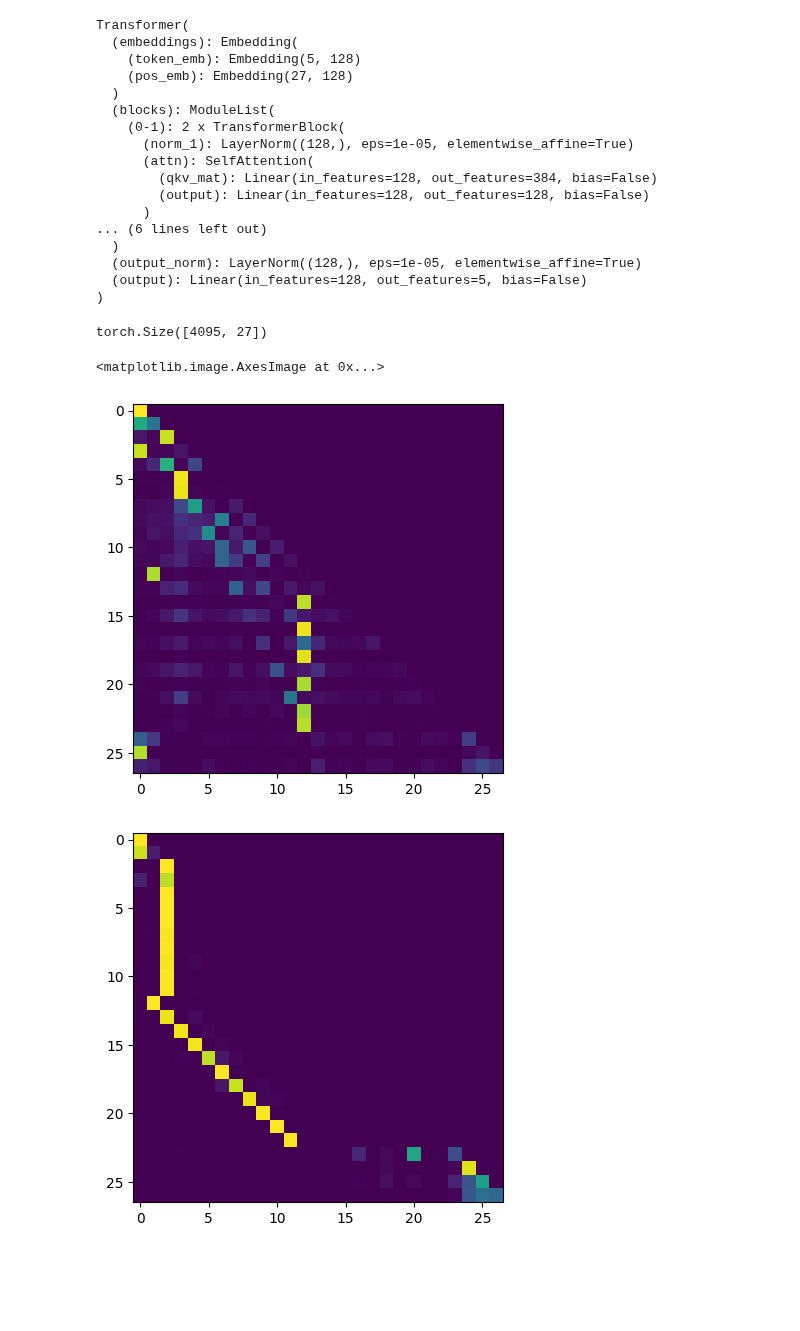
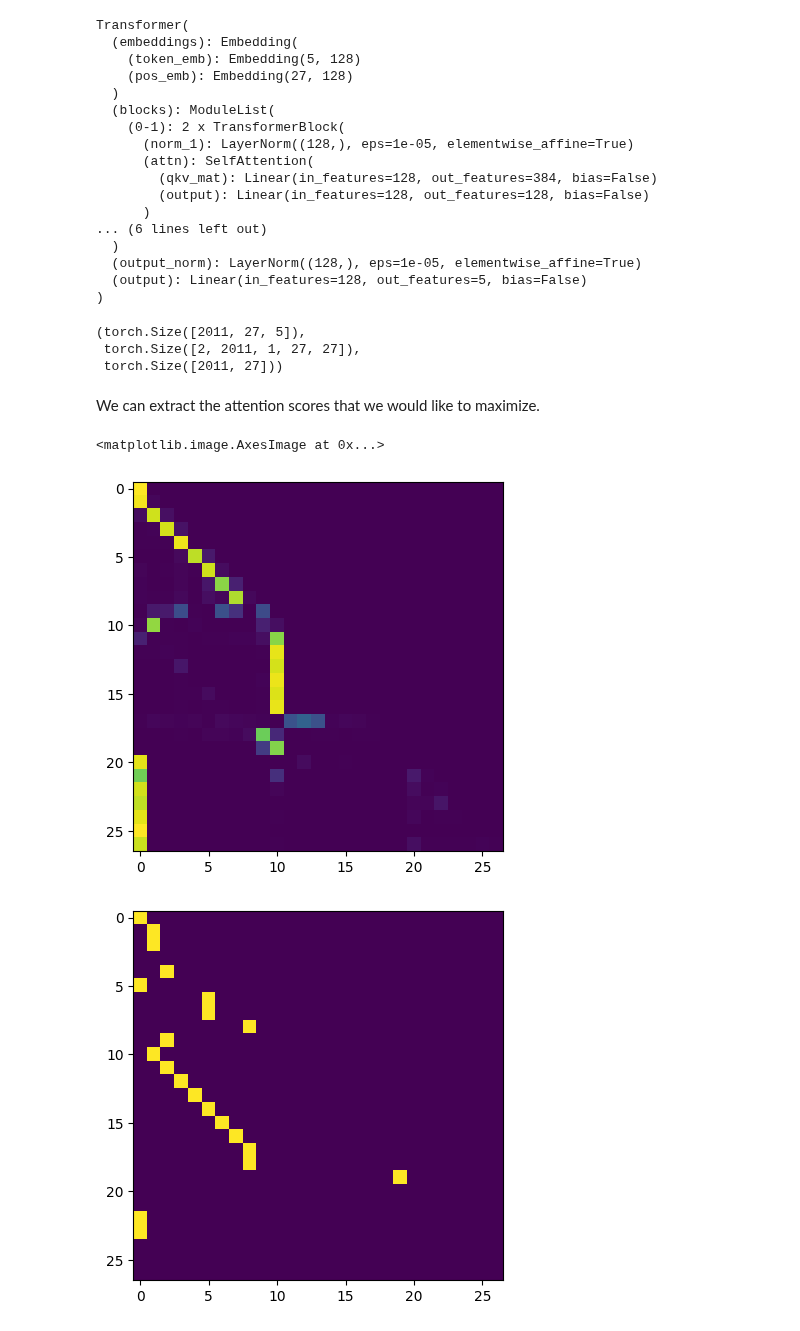
Before and after one commit to fairinternal/composable-llm, a Jupyter notebook: notebooks/scratchpad.ipynb, the cells around one changed output. Saved outputs shown, nothing was run; the diff lists cells and outputs as text; code cells hidden in the pictures; blank space fills up the shorter version.

```diff
--- a/notebooks/scratchpad.ipynb
+++ b/notebooks/scratchpad.ipynb
@@ -128,15 +129,25 @@ sequence = testset.data
 
 with torch.no_grad():
     logits, attentions = model(sequence, verbose=True)
-# %%
-sequence.shape
-# %% [output]
-torch.Size([4095, 27])
+# %%
+logits.shape, attentions.shape, sequence.shape
+# %% [output]
+(torch.Size([2011, 27, 5]),
+ torch.Size([2, 2011, 1, 27, 27]),
+ torch.Size([2011, 27]))
+# %% [markdown]
+We can extract the attention scores that we would like to maximize.
 # %%
-plt.imshow(attentions[0, 2**10 + 10, 0].cpu())
-plt.figure()
-plt.imshow(attentions[1, 2**10 + 10, 0].cpu())
+seq = sequence[-1]
+attn0 = attentions[0, 256, 0].cpu()
+attn1 = attentions[1, 256, 0].cpu()
-# %% [output]
-<matplotlib.image.AxesImage at 0x...>
-[figure, removed]
-[figure, removed]
+# %%
+plt.imshow(attn0)
+plt.figure()
+plt.imshow(attn1 > .5)
+plt.figure()
+plt.imshow(attn1)
+# %% [output]
+<matplotlib.image.AxesImage at 0x...>
+[figure, added]
+[figure, added]
```
Also changed, not shown: parts of 3 cells of this notebook, 3 other files.
